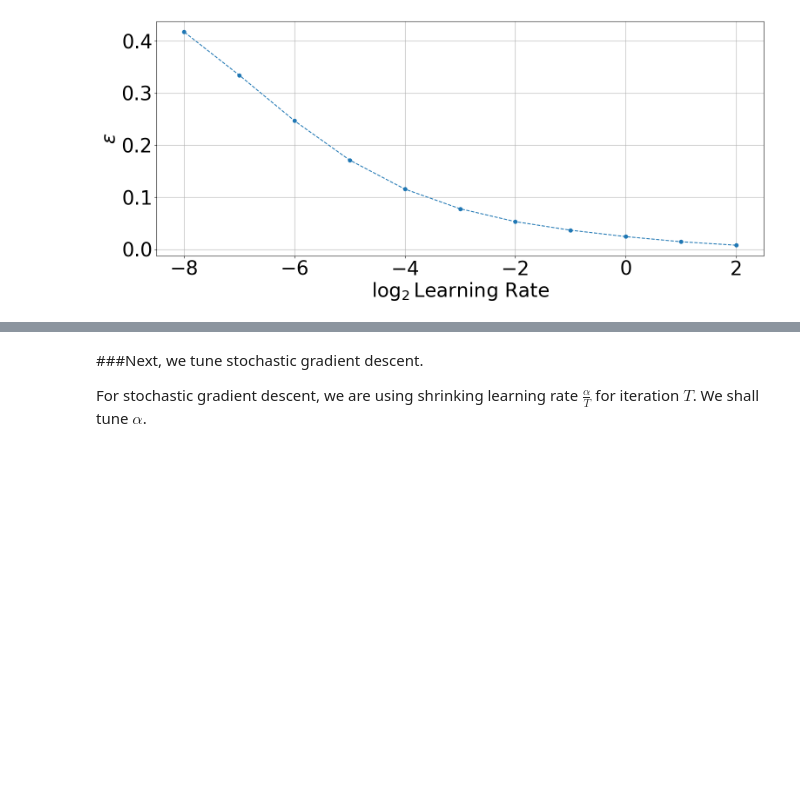
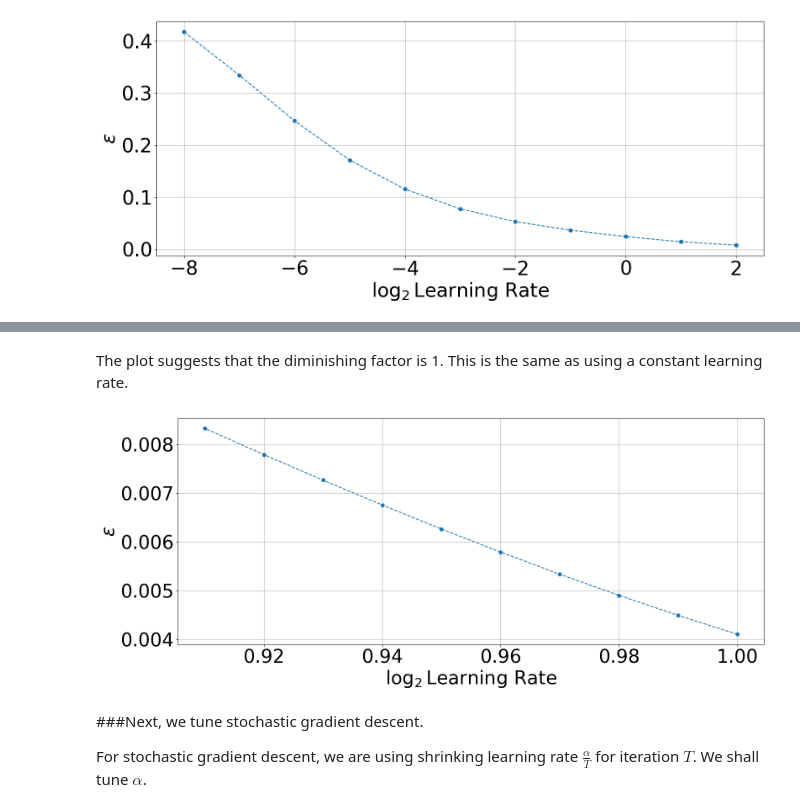
Before and after one commit to Cumberkid/Learning-the-Optimal-Solution-Path, a Jupyter notebook: Fair_Regression_Learning_the_Optimal_Solution_Path_vs_Naive_Grid_Search_using_PyTorch.ipynb, the cells around one changed output, grey strips where cells are left out. Drawn from its saved outputs; the diff is of its cells as text; code cells hidden in the pictures; blank space fills up the shorter version.

```diff
--- a/Fair_Regression_Learning_the_Optimal_Solution_Path_vs_Naive_Grid_Search_using_PyTorch.ipynb
+++ b/Fair_Regression_Learning_the_Optimal_Solution_Path_vs_Naive_Grid_Search_using_PyTorch.ipynb
@@ -182,7 +43,7 @@ We use the Law School Admission Bar Passage dataset originally collected for a s
 
 Description of the dataset (classification): https://www.kaggle.com/datasets/danofer/law-school-admissions-bar-passage?resource=download
 # %%
-csv_file_path = 'https://raw.githubusercontent.com/Cumberkid/Learning-the-Optimal-Solution-Path/main/bar_pass_prediction.csv'
+csv_file_path = 'bar_pass_prediction.csv'
 df = pd.read_csv(csv_file_path)
 df.info()
 # %% [output]
@@ -437,3 +331,14 @@ plt.grid(True)
+# %% [markdown]
+The plot suggests that the diminishing factor is 1. This is the same as using a constant learning rate.
+# %%
+# plot result of our method:
+plt.figure(figsize=(18,7))
+plt.plot(gamma_list, torch.tensor(losses), '--o')
+plt.xlabel('$\\log_2$Learning Rate')
+plt.ylabel("$\\epsilon$")
+plt.grid(True)
+# %% [output]
+[figure, added]
 # %% [markdown]
 ###Next, we tune stochastic gradient descent.
 
```
Also changed, not shown: parts of 166 cells of this notebook.
